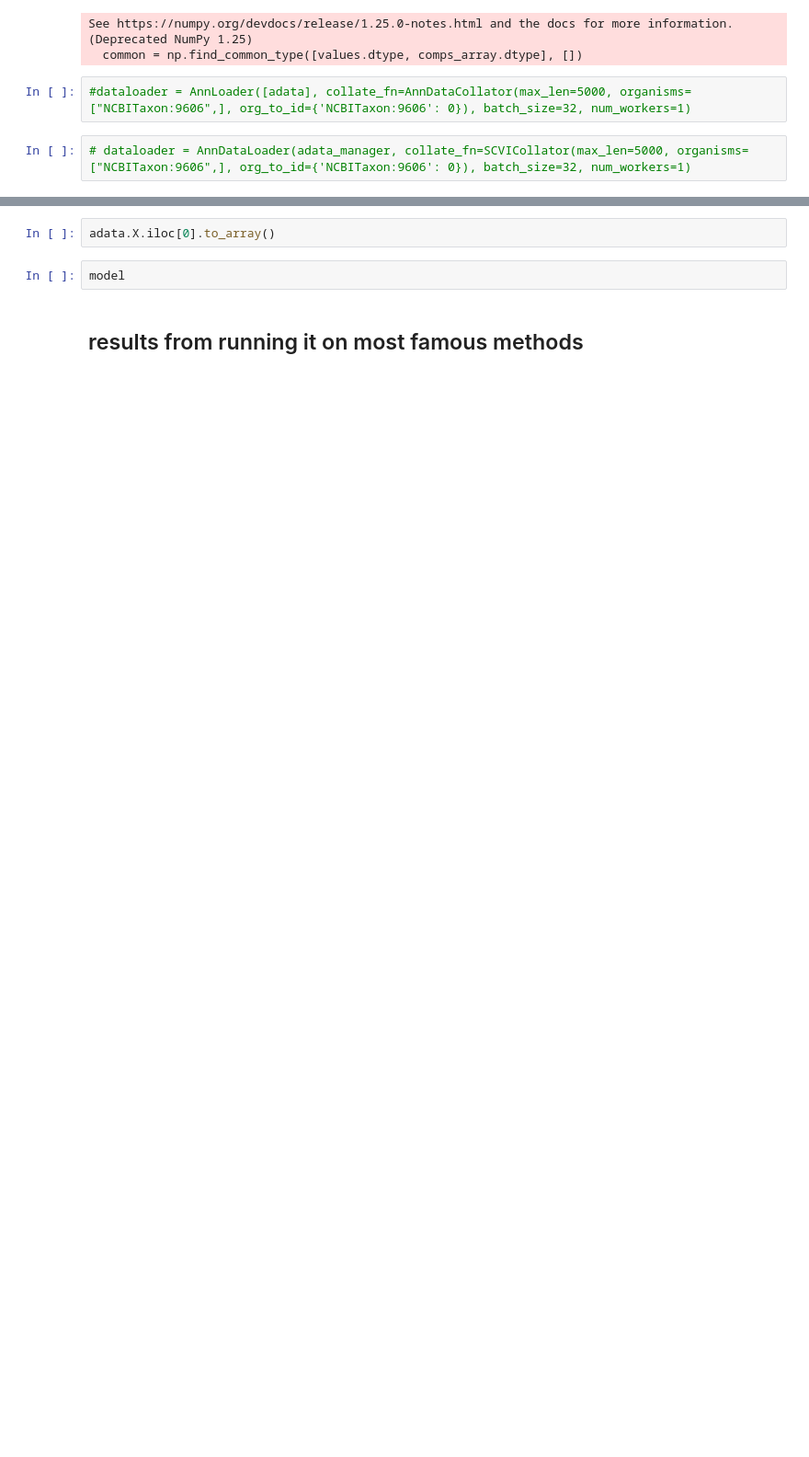
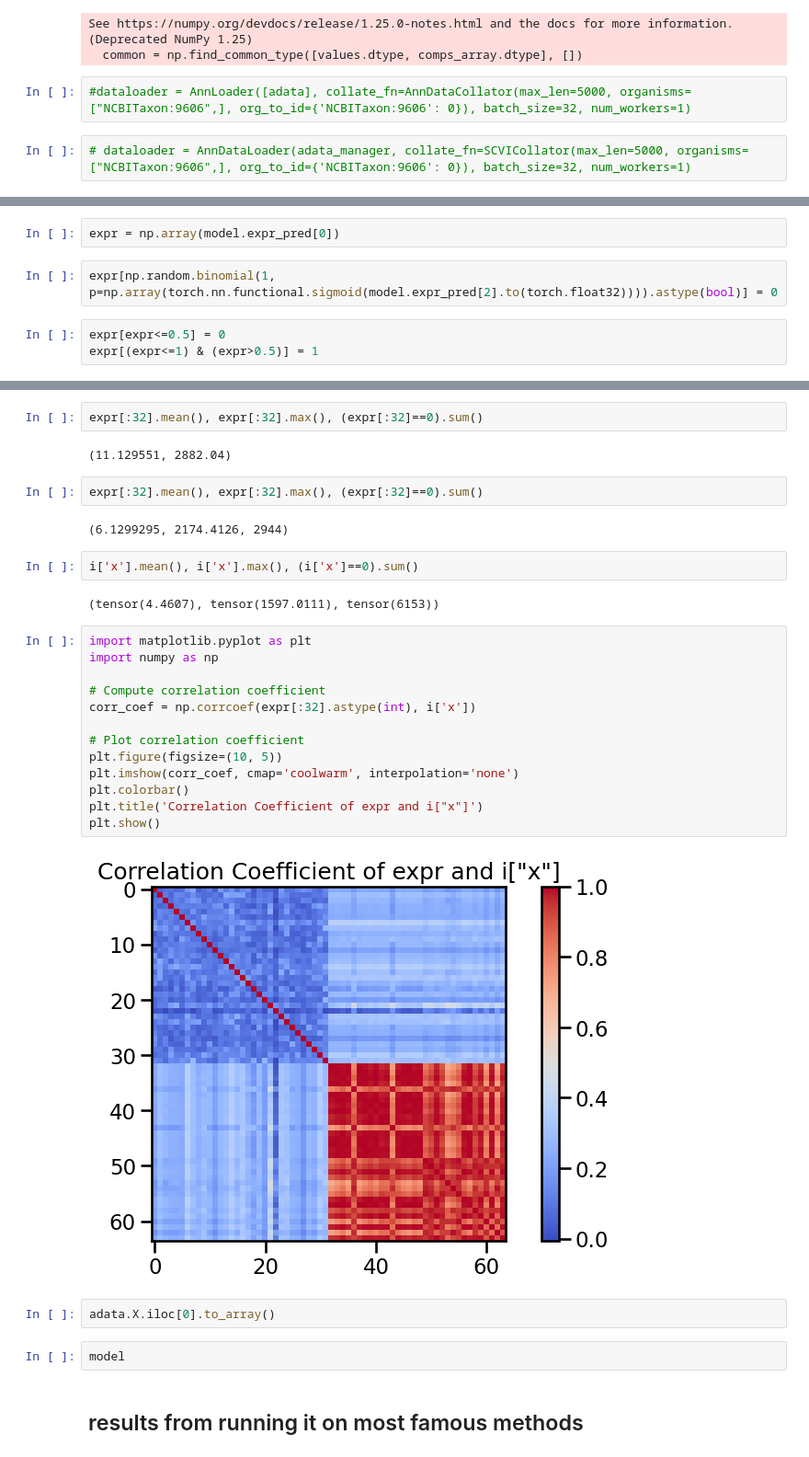
Before and after one commit to jkobject/scPRINT, a Jupyter notebook: notebooks/assessments/embedding_bench_and_task.ipynb, the cells around one changed output, grey strips where cells are left out. Shown at 92% size. Cells and saved outputs as stored; diff of their text form; blank space fills up the shorter version.

```diff
--- a/notebooks/assessments/embedding_bench_and_task.ipynb
+++ b/notebooks/assessments/embedding_bench_and_task.ipynb
@@ -178,0 +196,7 @@ predictions
+# %%
+expr = np.array(model.expr_pred[0])
+# %%
+expr[np.random.binomial(1, p=np.array(torch.nn.functional.sigmoid(model.expr_pred[2].to(torch.float32)))).astype(bool)] = 0
+# %%
+expr[expr<=0.5] = 0
+expr[(expr<=1) & (expr>0.5)] = 1
@@ -179,3 +270,30 @@ predictions
+# %%
+expr[:32].mean(), expr[:32].max(), (expr[:32]==0).sum()
+# %% [output]
+(11.129551, 2882.04)
+# %%
+expr[:32].mean(), expr[:32].max(), (expr[:32]==0).sum()
+# %% [output]
+(6.1299295, 2174.4126, 2944)
+# %%
+i['x'].mean(), i['x'].max(), (i['x']==0).sum()
+# %% [output]
+(tensor(4.4607), tensor(1597.0111), tensor(6153))
+# %%
+import matplotlib.pyplot as plt
+import numpy as np
+
+# Compute correlation coefficient
+corr_coef = np.corrcoef(expr[:32].astype(int), i['x'])
+
+# Plot correlation coefficient
+plt.figure(figsize=(10, 5))
+plt.imshow(corr_coef, cmap='coolwarm', interpolation='none')
+plt.colorbar()
+plt.title('Correlation Coefficient of expr and i["x"]')
+plt.show()
+# %% [output]
+[figure, added]
 # %%
 adata.X.iloc[0].to_array()
 # %%
```
Also changed, not shown: parts of 23 cells of this notebook.
